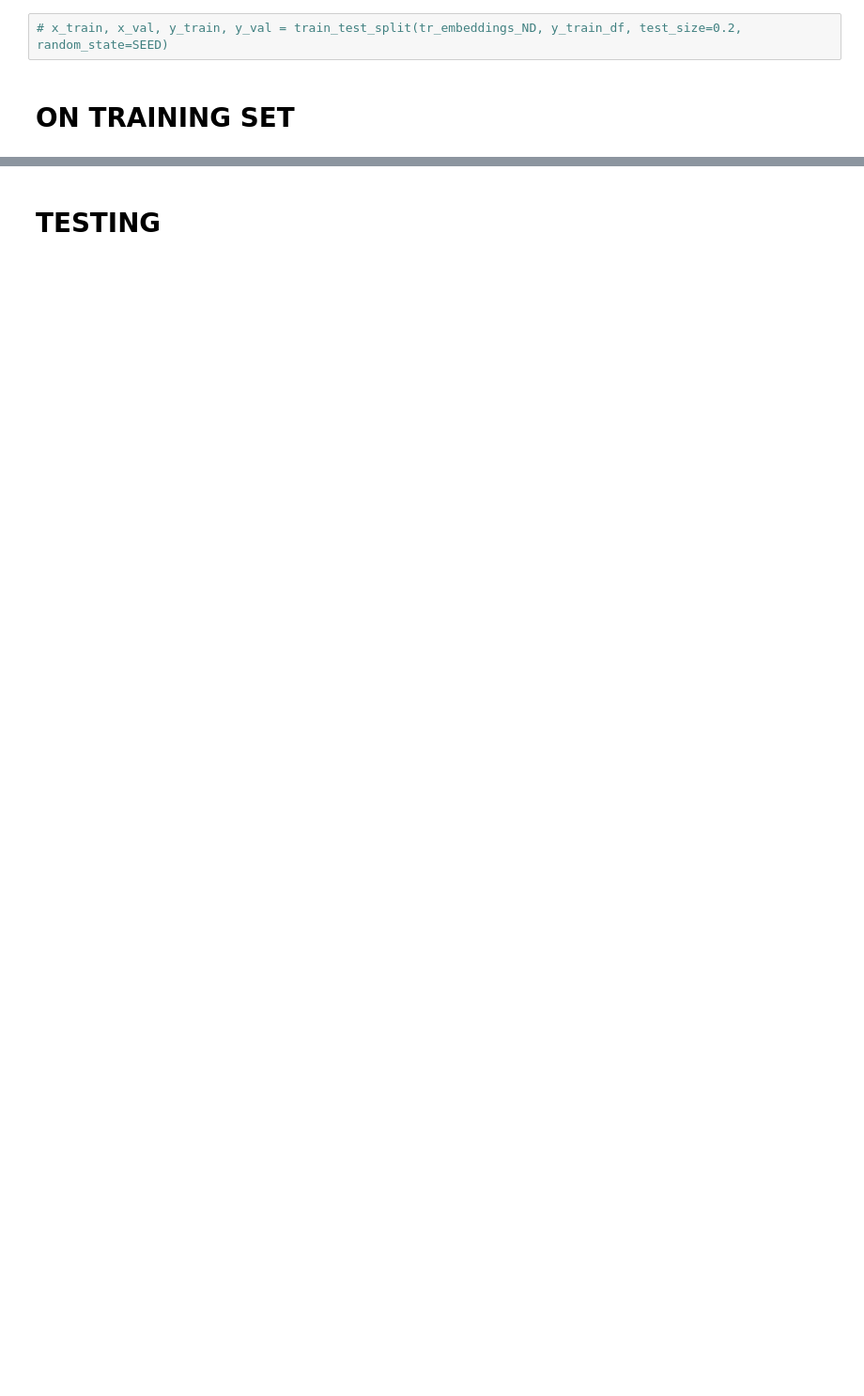
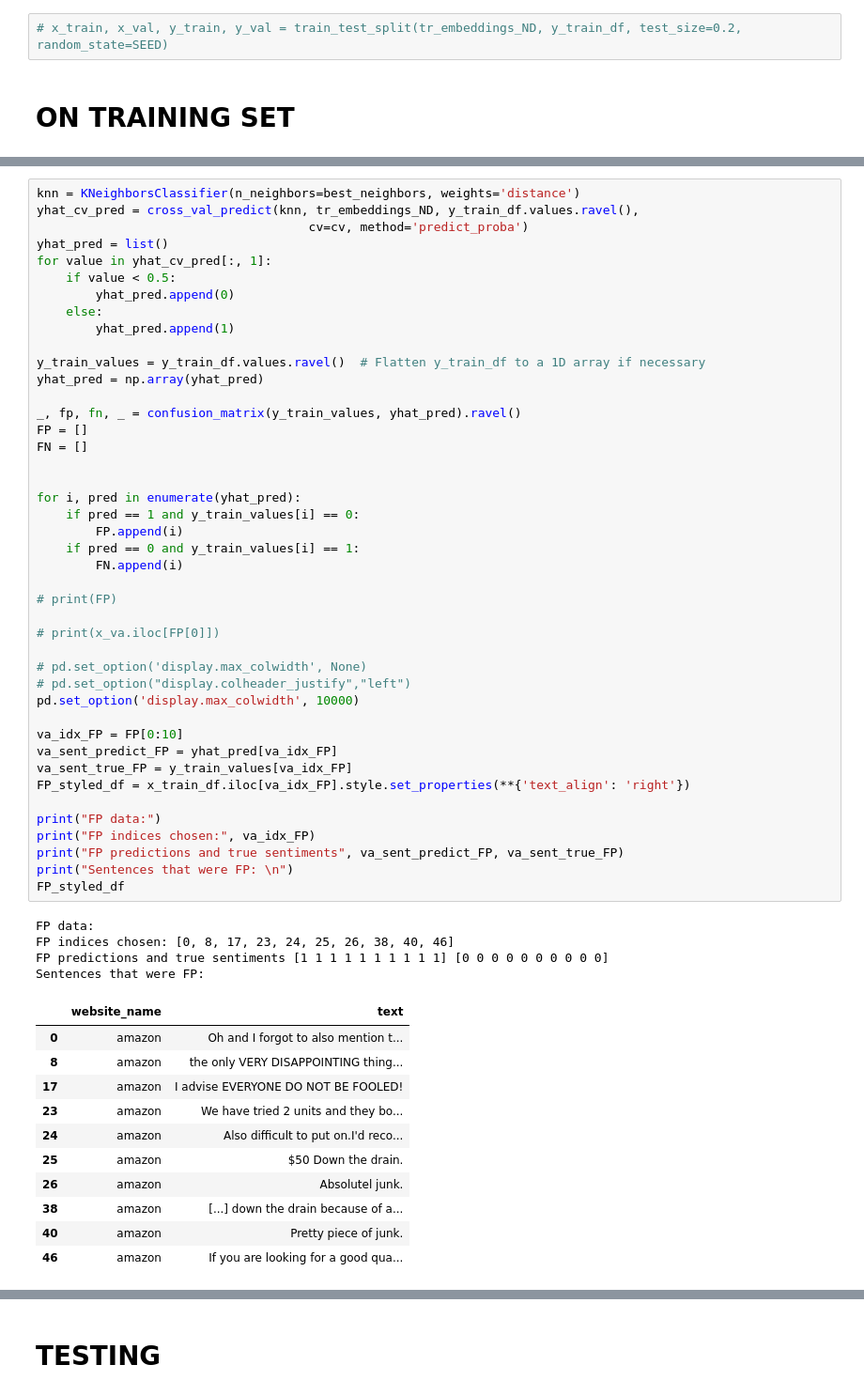
Before and after one commit to juliewanglan/Project-A, a Jupyter notebook: notebooks/BERT_Round3.ipynb, the cells around one changed output, grey strips where cells are left out. Shown: that part at 94% size. Cells and saved outputs as stored; diff of their text form; blank space fills up the shorter version.

Commit message:
Getting values to prepare for plotting

```diff
--- a/notebooks/BERT_Round3.ipynb
+++ b/notebooks/BERT_Round3.ipynb
@@ -60,0 +93,59 @@ Optimal number of neighbors: 83
+# %%
+knn = KNeighborsClassifier(n_neighbors=best_neighbors, weights='distance')
+yhat_cv_pred = cross_val_predict(knn, tr_embeddings_ND, y_train_df.values.ravel(),
+                                     cv=cv, method='predict_proba')
+yhat_pred = list()
+for value in yhat_cv_pred[:, 1]:
+    if value < 0.5:
+        yhat_pred.append(0)
+    else:
+        yhat_pred.append(1)
+
+y_train_values = y_train_df.values.ravel()  # Flatten y_train_df to a 1D array if necessary
+yhat_pred = np.array(yhat_pred)
+
+_, fp, fn, _ = confusion_matrix(y_train_values, yhat_pred).ravel()
+FP = []
+FN = []
+
+
+for i, pred in enumerate(yhat_pred):
+    if pred == 1 and y_train_values[i] == 0:
+        FP.append(i)
+    if pred == 0 and y_train_values[i] == 1:
+        FN.append(i)
+
+# print(FP)
+
+# print(x_va.iloc[FP[0]])
+
+# pd.set_option('display.max_colwidth', None)
+# pd.set_option("display.colheader_justify","left")
+pd.set_option('display.max_colwidth', 10000)
+
+va_idx_FP = FP[0:10]
+va_sent_predict_FP = yhat_pred[va_idx_FP]
+va_sent_true_FP = y_train_values[va_idx_FP]
+FP_styled_df = x_train_df.iloc[va_idx_FP].style.set_properties(**{'text_align': 'right'})
+
+print("FP data:")
+print("FP indices chosen:", va_idx_FP)
+print("FP predictions and true sentiments", va_sent_predict_FP, va_sent_true_FP)
+print("Sentences that were FP: \n")
+FP_styled_df
+# %% [output]
+FP data:
+FP indices chosen: [0, 8, 17, 23, 24, 25, 26, 38, 40, 46]
+FP predictions and true sentiments [1 1 1 1 1 1 1 1 1 1] [0 0 0 0 0 0 0 0 0 0]
+Sentences that were FP:
+|  | website_name | text |
+| 0 | amazon | Oh and I forgot to also mention t... |
+| 8 | amazon | the only VERY DISAPPOINTING thing... |
+| 17 | amazon | I advise EVERYONE DO NOT BE FOOLED! |
+| 23 | amazon | We have tried 2 units and they bo... |
+| 24 | amazon | Also difficult to put on.I'd reco... |
+| 25 | amazon | $50 Down the drain. |
+| 26 | amazon | Absolutel junk. |
+| 38 | amazon | [...] down the drain because of a... |
+| 40 | amazon | Pretty piece of junk. |
+| 46 | amazon | If you are looking for a good qua... |
```
Also changed, not shown: parts of 5 cells of this notebook, 4 other files.
